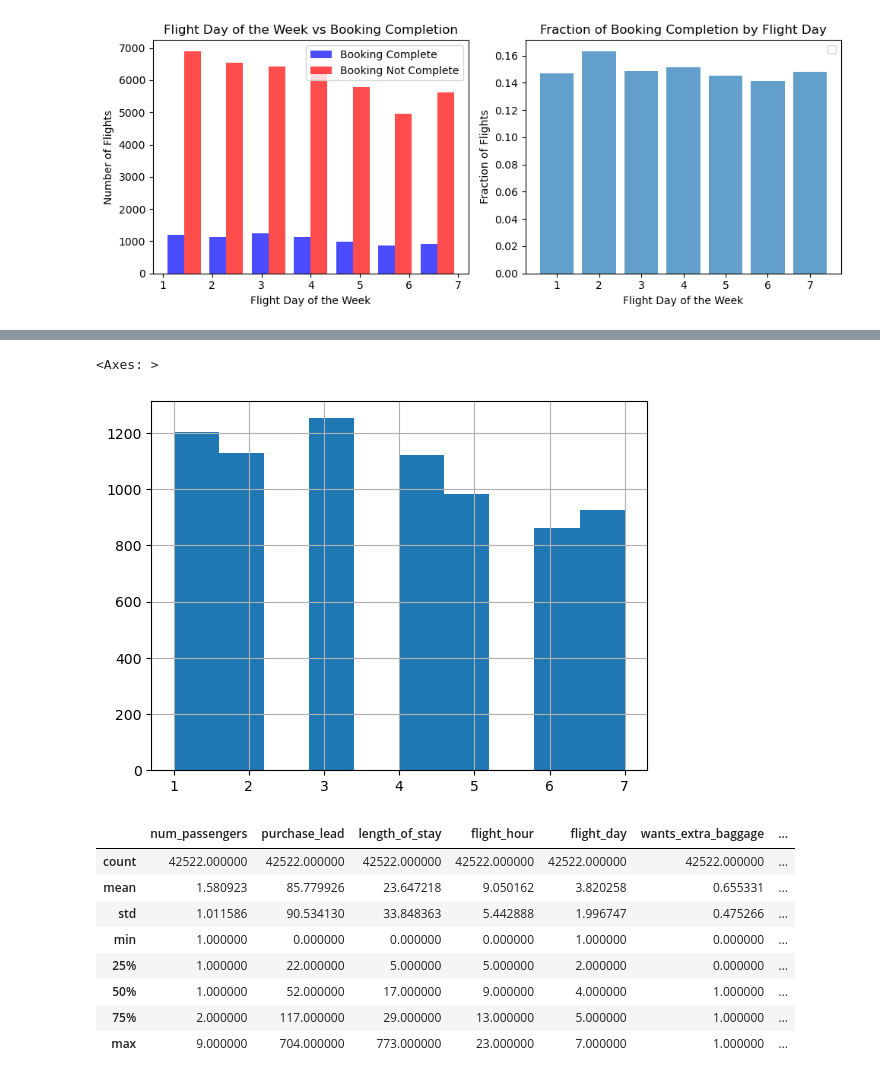
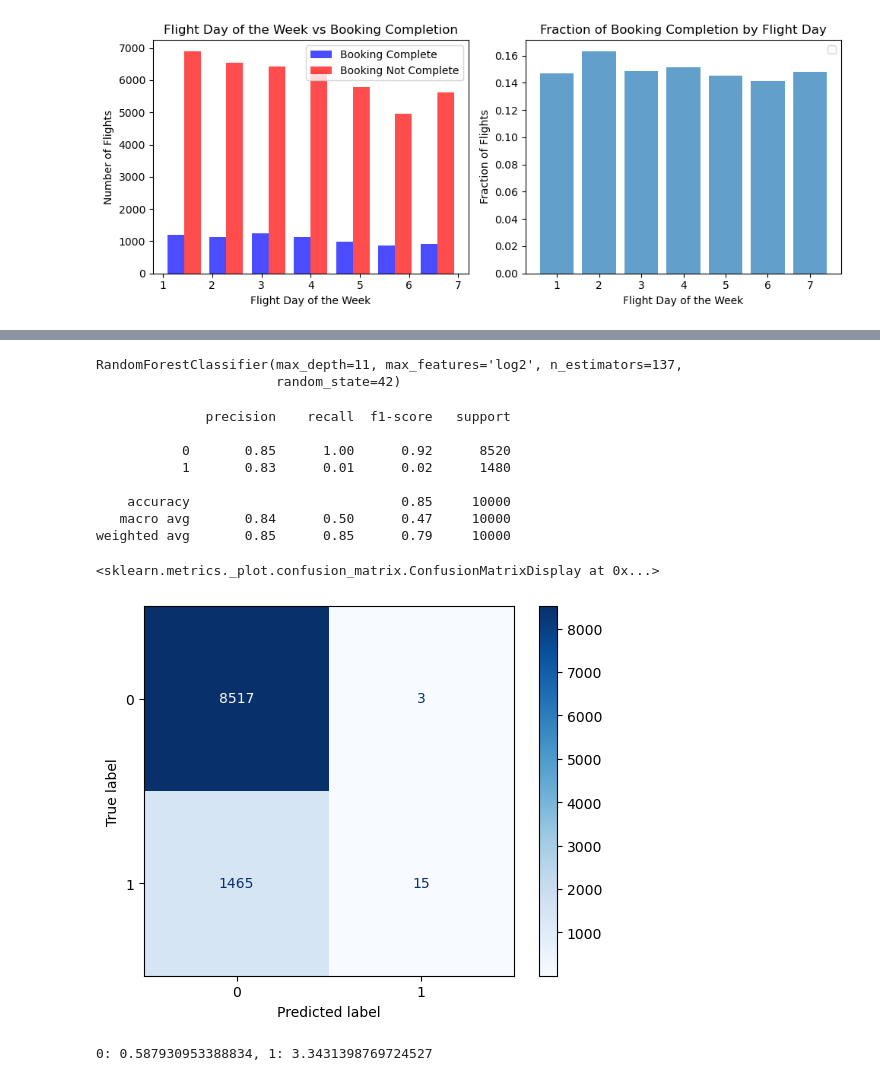
Before and after one commit to salty511/ba-data-course, a Jupyter notebook: buying-behaviour-modelling.ipynb, the cells around one changed output, grey strips where cells are left out. Saved outputs shown, nothing was run; the diff lists cells and outputs as text; code cells hidden in the pictures.

```diff
--- a/buying-behaviour-modelling.ipynb
+++ b/buying-behaviour-modelling.ipynb
@@ -196,17 +151,0 @@ Name: count, dtype: float64
-# %%
-df[df['booking_complete'] == 1]['flight_day'].hist()
-# %% [output]
-<Axes: >
-[figure, removed]
-# %%
-df[df['booking_complete'] == 0].describe()
-# %% [output]
-|  | num_passengers | purchase_lead | length_of_stay | flight_hour | flight_day | wants_extra_baggage | ... |
-| count | 42522.000000 | 42522.000000 | 42522.000000 | 42522.000000 | 42522.000000 | 42522.000000 | ... |
-| mean | 1.580923 | 85.779926 | 23.647218 | 9.050162 | 3.820258 | 0.655331 | ... |
-| std | 1.011586 | 90.534130 | 33.848363 | 5.442888 | 1.996747 | 0.475266 | ... |
-| min | 1.000000 | 0.000000 | 0.000000 | 0.000000 | 1.000000 | 0.000000 | ... |
-| 25% | 1.000000 | 22.000000 | 5.000000 | 5.000000 | 2.000000 | 0.000000 | ... |
-| 50% | 1.000000 | 52.000000 | 17.000000 | 9.000000 | 4.000000 | 1.000000 | ... |
-| 75% | 2.000000 | 117.000000 | 29.000000 | 13.000000 | 5.000000 | 1.000000 | ... |
-| max | 9.000000 | 704.000000 | 773.000000 | 23.000000 | 7.000000 | 1.000000 | ... |
@@ -212,0 +162,42 @@ df[df['booking_complete'] == 0].describe()
+# %%
+X = df.drop(columns=["booking_complete", "trip_type","wants_preferred_seat", "wants_extra_baggage", "wants_in_flight_meals", "sales_channel"])
+y = df["booking_complete"]
+
+label_encoder = LabelEncoder()
+
+for column in X.select_dtypes(include=['object']).columns:
+	X[column] = label_encoder.fit_transform(X[column])
+
+X_train, X_test, y_train, y_test = train_test_split(X, y, test_size=0.2, random_state=42)
+
+rf = RandomForestClassifier(n_estimators=137, max_depth=11, max_features='log2', random_state=42)
+rf.fit(X_train, y_train)
+# %% [output]
+RandomForestClassifier(max_depth=11, max_features='log2', n_estimators=137,
+                       random_state=42)
+# %%
+y_pred = rf.predict(X_test)
+report = classification_report(y_test, y_pred)
+cm = confusion_matrix(y_test, y_pred)
+
+print(report)
+
+ConfusionMatrixDisplay(confusion_matrix=cm).plot(cmap='Blues', values_format='d')
+# %% [output]
+              precision    recall  f1-score   support
+
+           0       0.85      1.00      0.92      8520
+           1       0.83      0.01      0.02      1480
+
+    accuracy                           0.85     10000
+   macro avg       0.84      0.50      0.47     10000
+weighted avg       0.85      0.85      0.79     10000
+<sklearn.metrics._plot.confusion_matrix.ConfusionMatrixDisplay at 0x...>
+[figure, added]
+# %%
+class_weights = compute_class_weight(class_weight='balanced', classes=y.unique(), y=y)
+print(f'0: {class_weights[0]}, 1: {class_weights[1]}')
+
+resampled_X, resampled_y = resample(X, y, replace=True, n_samples=10000, random_state=42)
+# %% [output]
+0: 0.587930953388834, 1: 3.3431398769724527
```
Also changed, not shown: parts of 12 cells of this notebook.
